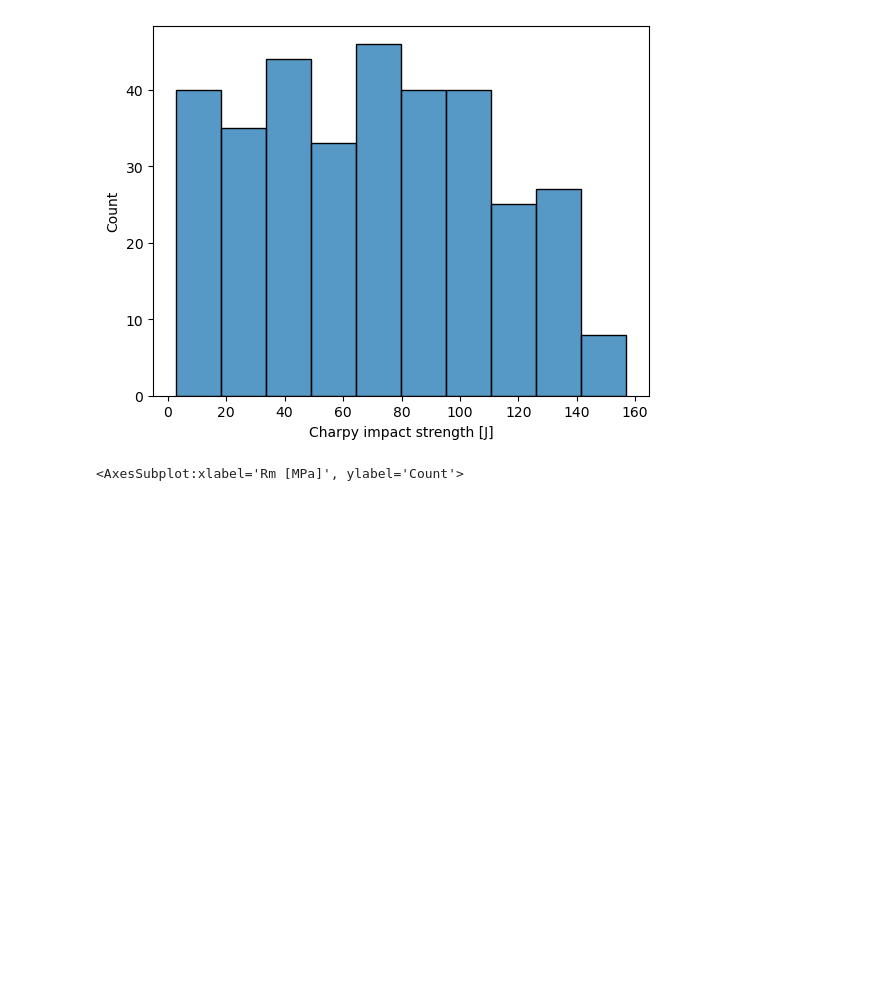
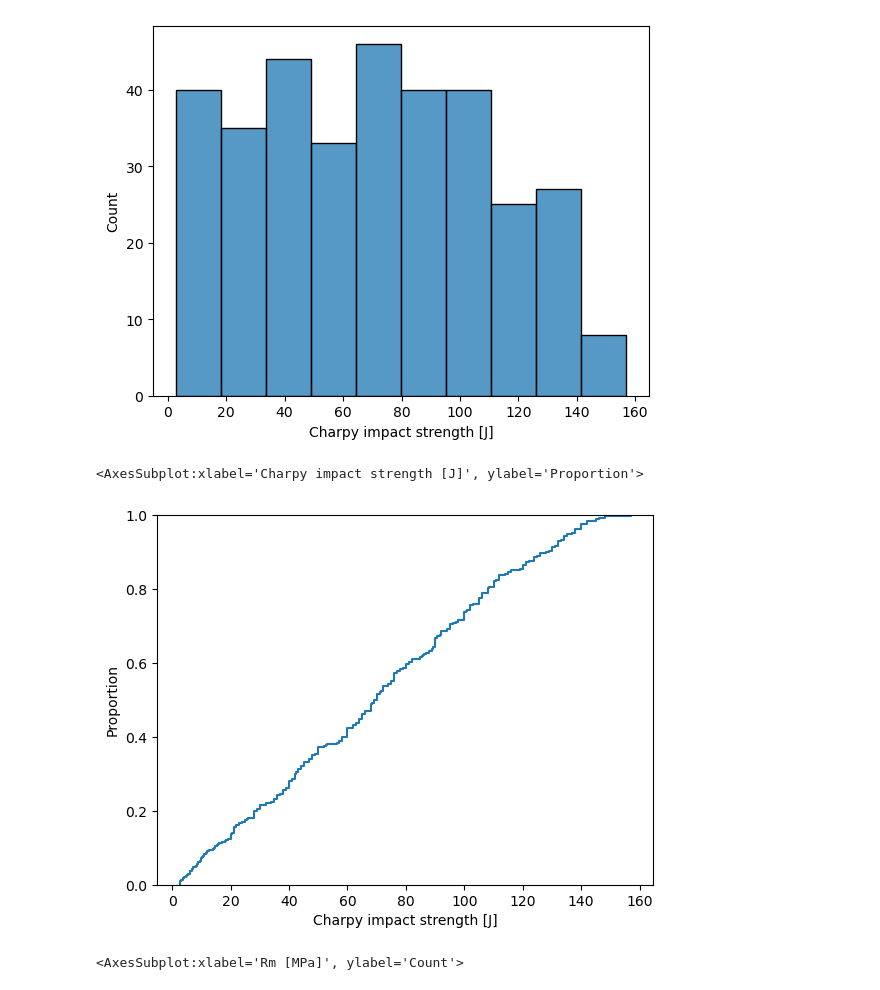
Before and after one commit to akbuchowicz/foundry-project, a Jupyter notebook: data_preprocessing.ipynb, the cells around one changed output. Saved outputs shown, nothing was run; the diff lists cells and outputs as text; code cells hidden in the pictures; blank space fills up the shorter version.

```diff
--- a/data_preprocessing.ipynb
+++ b/data_preprocessing.ipynb
@@ -334,6 +339,11 @@ sns.histplot(df_y['Charpy impact strength [J]'])
 # %% [output]
 <AxesSubplot:xlabel='Charpy impact strength [J]', ylabel='Count'>
 [figure]
+# %%
+sns.ecdfplot(data=df_y['Charpy impact strength [J]'])
+# %% [output]
+<AxesSubplot:xlabel='Charpy impact strength [J]', ylabel='Proportion'>
+[figure, added]
 # %%
 sns.histplot(df_y['Rm [MPa]'])
 # %% [output]
```
Also changed, not shown: parts of 3 cells of this notebook.
